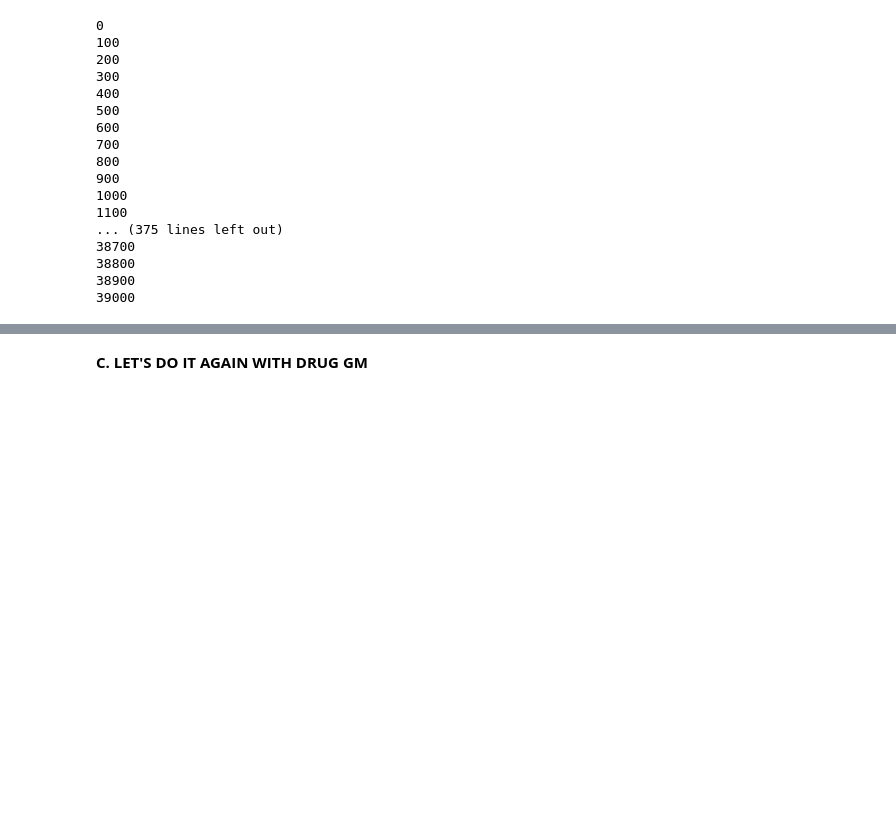
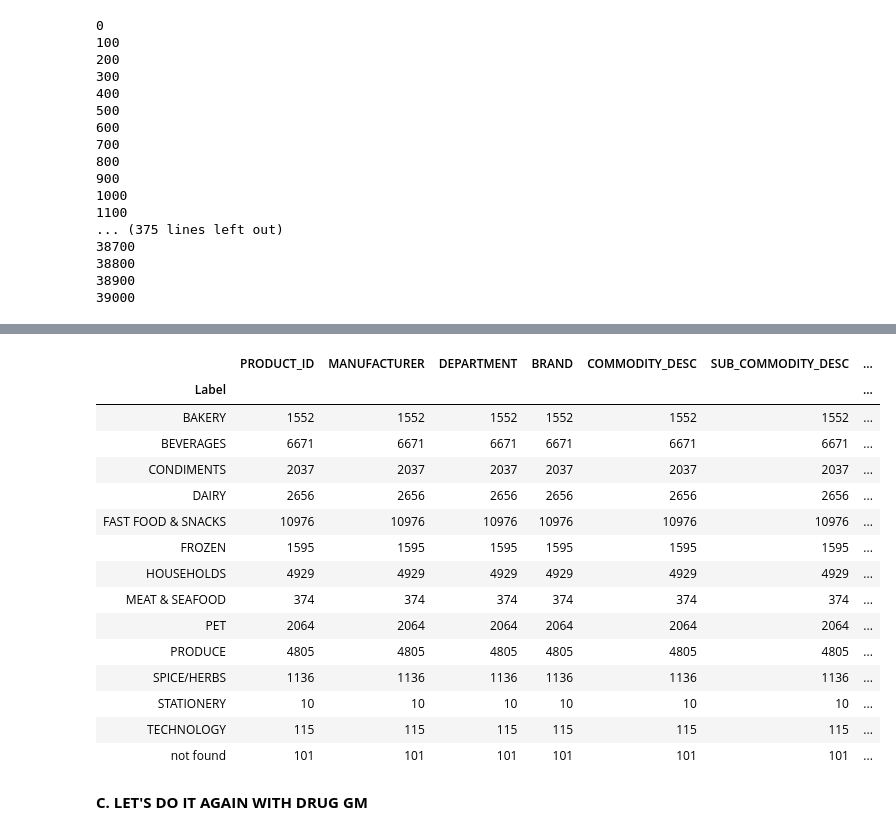
Before and after one commit to marvande/epfl-ada-2019-data-analysis, a Jupyter notebook: code/Products.ipynb, the cells around one changed output, grey strips where cells are left out. Cells and saved outputs as stored; diff of their text form; code cells hidden in the pictures; blank space fills up the shorter version.

```diff
--- a/code/Products.ipynb
+++ b/code/Products.ipynb
@@ -304,3 +279,22 @@ Grocery[Grocery.Label == 'not found'].head(10)
+# %%
+Grocery.groupby('Label').count()
+# %% [output]
+|  | PRODUCT_ID | MANUFACTURER | DEPARTMENT | BRAND | COMMODITY_DESC | SUB_COMMODITY_DESC | ... |
+| Label |  |  |  |  |  |  | ... |
+| BAKERY | 1552 | 1552 | 1552 | 1552 | 1552 | 1552 | ... |
+| BEVERAGES | 6671 | 6671 | 6671 | 6671 | 6671 | 6671 | ... |
+| CONDIMENTS | 2037 | 2037 | 2037 | 2037 | 2037 | 2037 | ... |
+| DAIRY | 2656 | 2656 | 2656 | 2656 | 2656 | 2656 | ... |
+| FAST FOOD & SNACKS | 10976 | 10976 | 10976 | 10976 | 10976 | 10976 | ... |
+| FROZEN | 1595 | 1595 | 1595 | 1595 | 1595 | 1595 | ... |
+| HOUSEHOLDS | 4929 | 4929 | 4929 | 4929 | 4929 | 4929 | ... |
+| MEAT & SEAFOOD | 374 | 374 | 374 | 374 | 374 | 374 | ... |
+| PET | 2064 | 2064 | 2064 | 2064 | 2064 | 2064 | ... |
+| PRODUCE | 4805 | 4805 | 4805 | 4805 | 4805 | 4805 | ... |
+| SPICE/HERBS | 1136 | 1136 | 1136 | 1136 | 1136 | 1136 | ... |
+| STATIONERY | 10 | 10 | 10 | 10 | 10 | 10 | ... |
+| TECHNOLOGY | 115 | 115 | 115 | 115 | 115 | 115 | ... |
+| not found | 101 | 101 | 101 | 101 | 101 | 101 | ... |
 # %% [markdown]
 **C. LET'S DO IT AGAIN WITH DRUG GM**
 # %%
```
Also changed, not shown: parts of 14 cells of this notebook.
